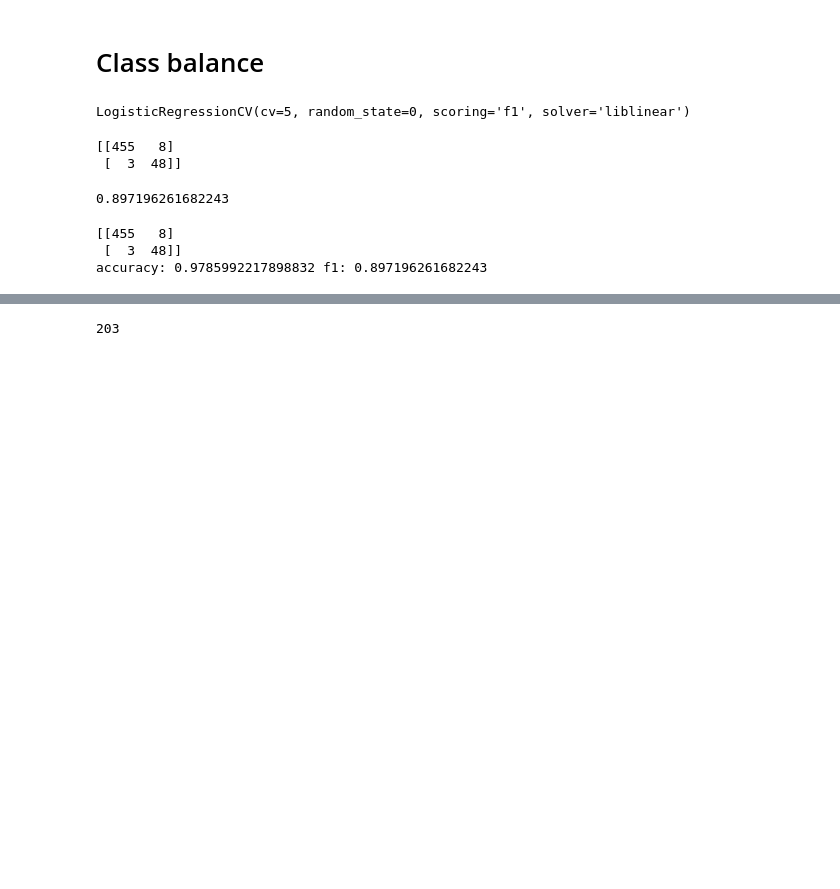
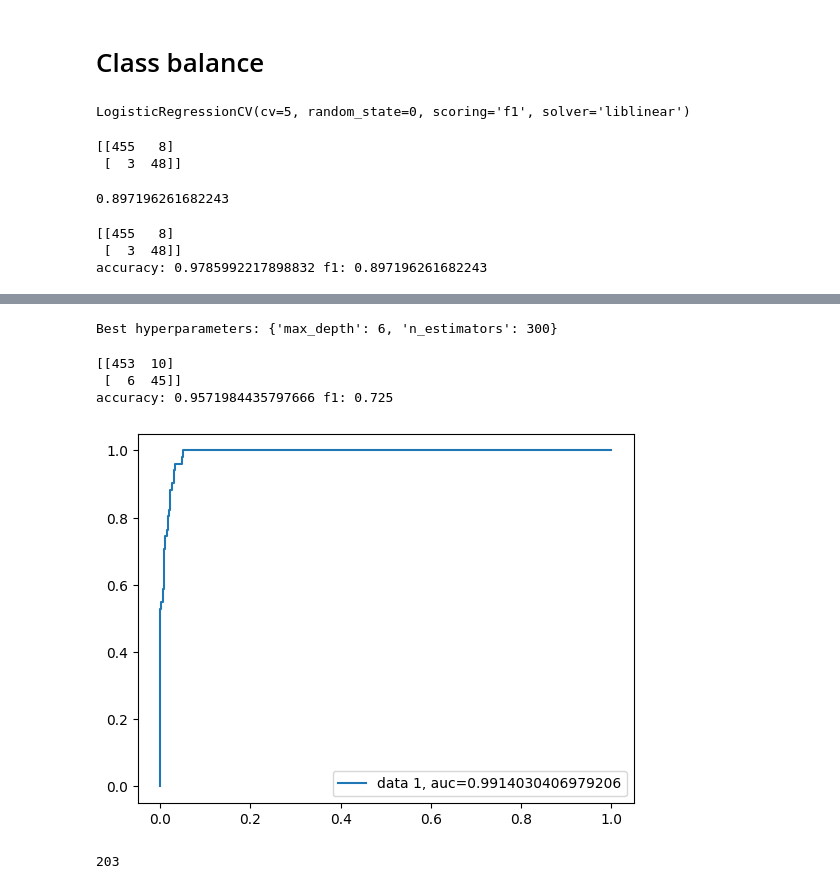
Before and after one commit to jojoroy/Depression, a Jupyter notebook: depression.ipynb, the cells around one changed output, grey strips where cells are left out. Drawn from its saved outputs; the diff is of its cells as text; code cells hidden in the pictures; blank space fills up the shorter version.

Commit message:
Kaggle Notebook | Depression | Version 5: Added random forest

```diff
--- a/depression.ipynb
+++ b/depression.ipynb
@@ -224,0 +247,15 @@ accuracy: 0.9785992217898832 f1: 0.897196261682243
+# %%
+param_dist = {'n_estimators': randint(50,500),
+              'max_depth': randint(1,20)}
+
+# Create a random forest classifier
+rf = RandomForestClassifier()
+
+# Use random search to find the best hyperparameters
+rand_search = RandomizedSearchCV(rf,
+                                 param_distributions = param_dist,
+                                 n_iter=5,
+                                 cv=5)
+
+# Fit the random search object to the data
+rand_search.fit(X_train, y_train)
@@ -224,0 +284,15 @@ accuracy: 0.9785992217898832 f1: 0.897196261682243
+# %%
+param_dist = {'n_estimators': randint(50,500),
+              'max_depth': randint(1,20)}
+
+# Create a random forest classifier
+rf = RandomForestClassifier(random_state=42, oob_score=True, class_weight='balanced')
+
+# Use random search to find the best hyperparameters
+rand_search = RandomizedSearchCV(rf,
+                                 param_distributions = param_dist,
+                                 n_iter=5,
+                                 cv=5)
+
+# Fit the random search object to the data
+rand_search.fit(X_train, y_train)
@@ -224,0 +307,20 @@ accuracy: 0.9785992217898832 f1: 0.897196261682243
+# %%
+# Create a variable for the best model
+best_rf = rand_search.best_estimator_
+
+# Print the best hyperparameters
+print('Best hyperparameters:',  rand_search.best_params_)
+# %% [output]
+Best hyperparameters: {'max_depth': 6, 'n_estimators': 300}
+# %%
+# Generate predictions with the best model
+y_pred = best_rf.predict(X_test)
+
+# Create the confusion matrix
+cm = confusion_matrix(y_test, y_pred)
+print(cm)
+print('accuracy:',accuracy_score(y_test, preds),'f1:',f1_score(y_test,preds))
+# %% [output]
+[[453  10]
+ [  6  45]]
+accuracy: 0.9571984435797666 f1: 0.725
@@ -225,3 +329,12 @@ accuracy: 0.9785992217898832 f1: 0.897196261682243
+# %%
+y_pred_proba = best_rf.predict_proba(X_test)[::,1]
+fpr, tpr, _ = metrics.roc_curve(y_test,  y_pred_proba)
+auc = metrics.roc_auc_score(y_test, y_pred_proba)
+plt.plot(fpr,tpr,label="data 1, auc="+str(auc))
+plt.legend(loc=4)
+plt.show()
+# %% [output]
+[figure, added]
 # %%
 len(df.index[df['Depression']==1].tolist())
 # %% [output]
```
Also changed, not shown: parts of 12 cells of this notebook.
